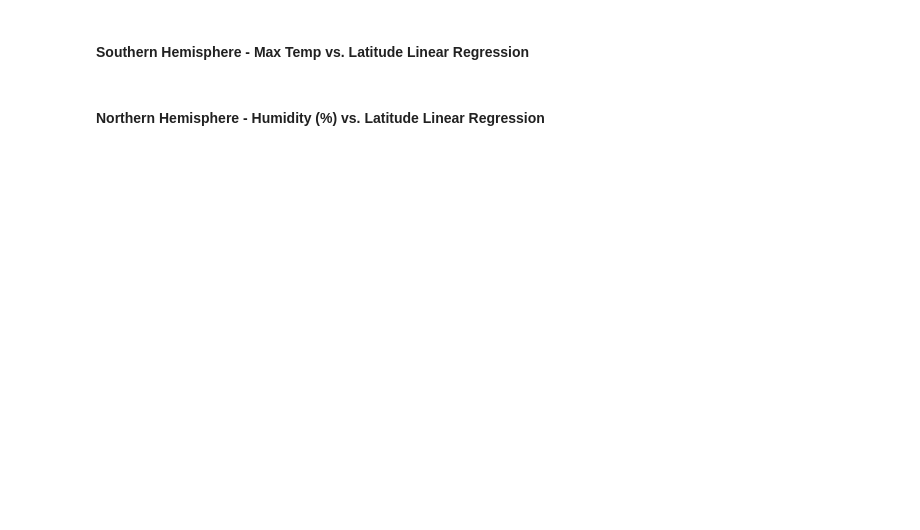
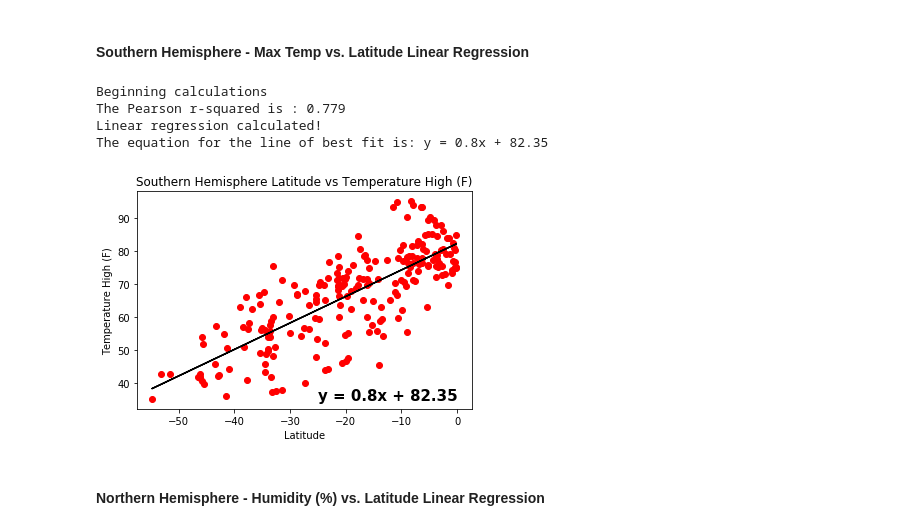
Before and after one commit to poulosar/python-api-training, a Jupyter notebook: WeatherPy/WeatherPy.ipynb, the cells around one changed output. Drawn from its saved outputs; the diff is of its cells as text; code cells hidden in the pictures; blank space fills up the shorter version.

```diff
--- a/WeatherPy/WeatherPy.ipynb
+++ b/WeatherPy/WeatherPy.ipynb
@@ -218,4 +287,29 @@ southern_hemisphere = weather_data[weather_data["Latitude"] < 0]
 # %% [markdown]
 ####  Southern Hemisphere - Max Temp vs. Latitude Linear Regression
+# %%
+# Set axis values for equation position on graph, font size, and other formatting keys
+x_axis = -25
+y_axis = 35
+font_size = 15
+line_color = "black"
+equation_color = "black"
+point_color = "red"
+hemisphere = "Southern"
+
+# Without this the equation is stuck on first graph
+lin_eq_list = []
+
+# Uses main function to create scatter plot for
+main(southern_hemisphere["Latitude"],southern_hemisphere["Temperature High"])
+plt.title(f'{hemisphere} Hemisphere Latitude vs Temperature High (F)')
+plt.xlabel("Latitude")
+plt.ylabel("Temperature High (F)")
+plt.savefig(f'Images/{hemisphere} Hemisphere - Latitude vs. Temperature High (F).jpg')
+# %% [output]
+Beginning calculations
+The Pearson r-squared is : 0.779
+Linear regression calculated!
+The equation for the line of best fit is: y = 0.8x + 82.35
+[figure, added]
 # %% [markdown]
 ####  Northern Hemisphere - Humidity (%) vs. Latitude Linear Regression
```
Also changed, not shown: parts of 19 cells of this notebook, 16 other files.
